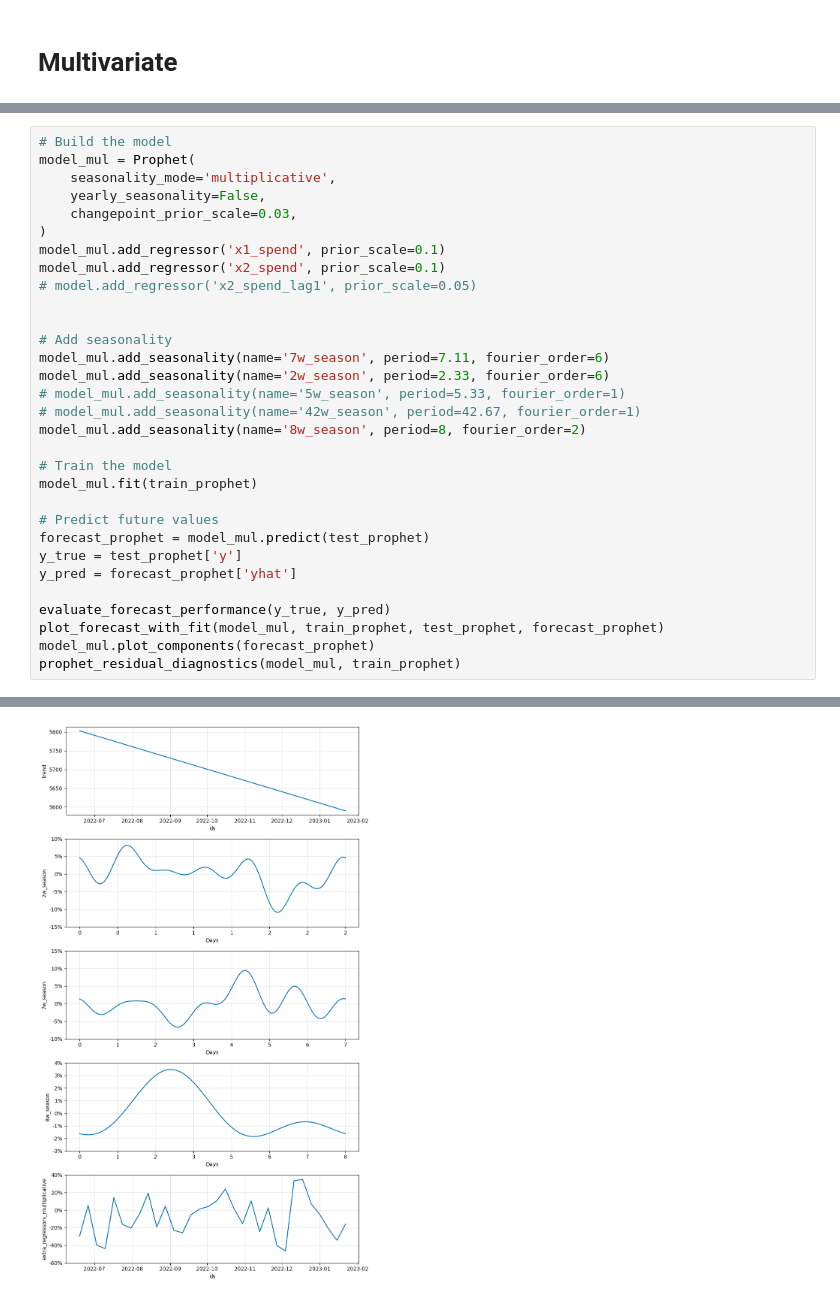
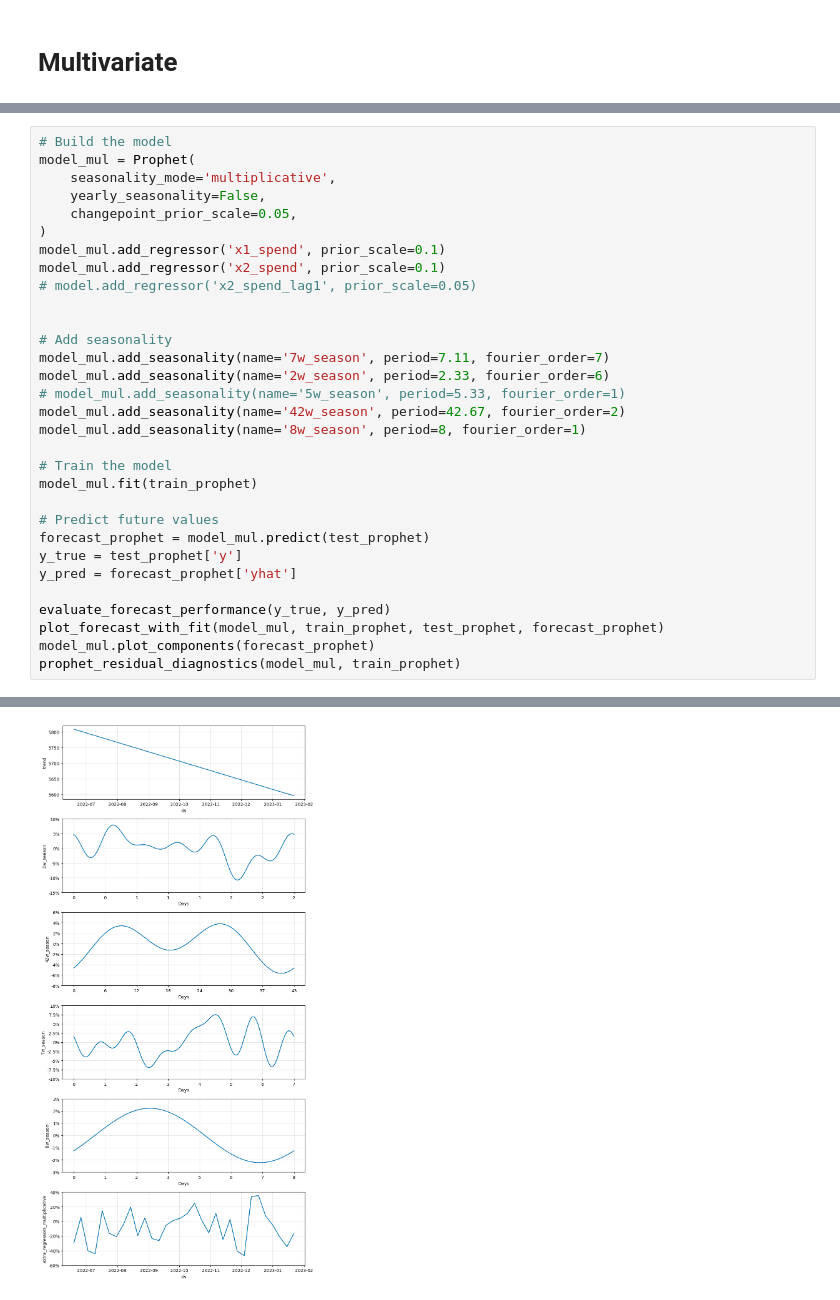
Before and after one commit to th3ch103/Penske_CaseStudy, a Jupyter notebook: 3_prophet.ipynb, the cells around one changed output, grey strips where cells are left out. Saved outputs shown, nothing was run; the diff lists cells and outputs as text.

```diff
--- a/3_prophet.ipynb
+++ b/3_prophet.ipynb
@@ -215,7 +220,7 @@ MAE: 45371.37, RMSE: 74890.50
 model_mul = Prophet(
     seasonality_mode='multiplicative',
     yearly_seasonality=False,
-    changepoint_prior_scale=0.03,
+    changepoint_prior_scale=0.05,
 )
 model_mul.add_regressor('x1_spend', prior_scale=0.1)
 model_mul.add_regressor('x2_spend', prior_scale=0.1)
@@ -223,11 +228,11 @@ model_mul.add_regressor('x2_spend', prior_scale=0.1)
 
 
 # Add seasonality
-model_mul.add_seasonality(name='7w_season', period=7.11, fourier_order=6)
+model_mul.add_seasonality(name='7w_season', period=7.11, fourier_order=7)
 model_mul.add_seasonality(name='2w_season', period=2.33, fourier_order=6)
 # model_mul.add_seasonality(name='5w_season', period=5.33, fourier_order=1)
-# model_mul.add_seasonality(name='42w_season', period=42.67, fourier_order=1)
-model_mul.add_seasonality(name='8w_season', period=8, fourier_order=2)
+model_mul.add_seasonality(name='42w_season', period=42.67, fourier_order=2)
+model_mul.add_seasonality(name='8w_season', period=8, fourier_order=1)
 
 # Train the model
 model_mul.fit(train_prophet)
@@ -253 +258 @@ SMAPE : 17.73%
-[figure, old version]
+[figure, new version]
```
Also changed, not shown: parts of 8 cells of this notebook.
